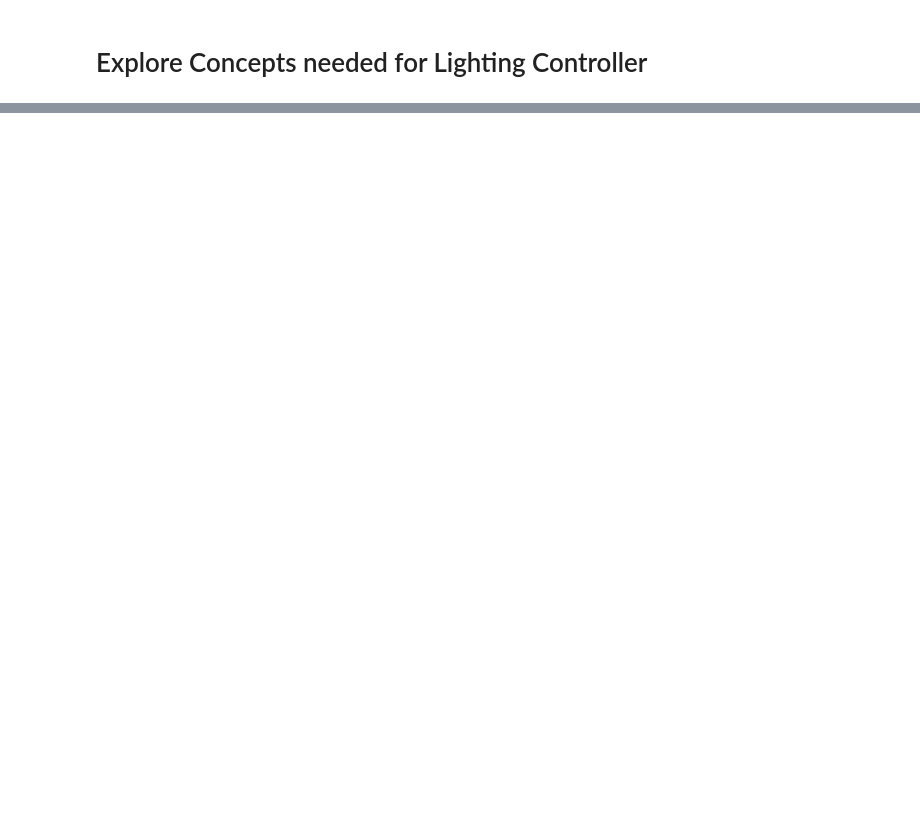
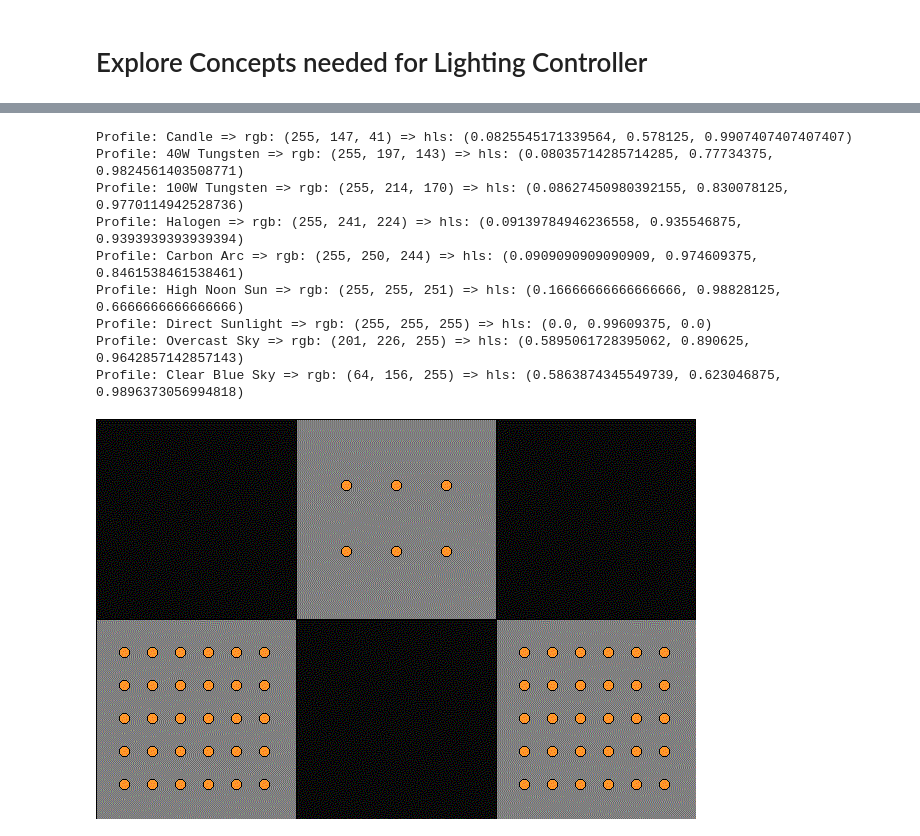
Before and after one commit to daddyjab/living_light, a Jupyter notebook: explore_concepts.ipynb, the cells around one changed output, grey strips where cells are left out. Saved outputs shown, nothing was run; the diff lists cells and outputs as text; code cells hidden in the pictures; blank space fills up the shorter version.

```diff
--- a/explore_concepts.ipynb
+++ b/explore_concepts.ipynb
@@ -131,0 +179,14 @@ class Model():
+# %%
+# Create arrays representing the LED colors
+def fill_leds( rgb:tuple ):
+    led_cols = {}
+    for c in m.MODEL_CONFIG:
+        led_cols[c] = np.full( (m.MODEL_CONFIG[c]['leds']['rows'], m.MODEL_CONFIG[c]['leds']['cols']), fill_value=rgb_to_string( rgb ) )
+        # print( c, (m.MODEL_CONFIG[c]['leds']['rows'], m.MODEL_CONFIG[c]['leds']['cols']), '=>', led_cols[c].shape )
+
+    return led_cols
+# %%
+m2 = Model()
+display( m2.light_profile(source='Direct Sunlight') )
+display( m2.light_profile(temp=5200) )
+display( m2.light_profile() )
@@ -132 +205,33 @@ class Model():
+# %%
+# Create a model
+m = Model()
+
+# Draw the sides and top of the model
+m.draw_model_sides_top()
+
+images = []
+for p in m2.LIGHT_PROFILE:
+    rgb = m2.LIGHT_PROFILE[p]['rgb']
+    hls = rgb_int_to_hls( rgb )
+    hsv = rgb_int_to_hsv( rgb )
+    print(f"Profile: {p} => rgb: {rgb} => hls: {hls}")
+    # print(f"Profile: {p} => rgb: {rgb} => hsv: {hsv}")
+    # print(f"Profile: {p} => rgb: {rgb}")
+
+    lc = fill_leds( rgb )
+    m.draw_model_leds( lc )
+    images.append( m.model.copy() )
+
+display_images( images, ms=500, loop=0 )
+# %% [output]
+Profile: Candle => rgb: (255, 147, 41) => hls: (0.0825545171339564, 0.578125, 0.9907407407407407)
+Profile: 40W Tungsten => rgb: (255, 197, 143) => hls: (0.08035714285714285, 0.77734375, 0.9824561403508771)
+Profile: 100W Tungsten => rgb: (255, 214, 170) => hls: (0.08627450980392155, 0.830078125, 0.9770114942528736)
+Profile: Halogen => rgb: (255, 241, 224) => hls: (0.09139784946236558, 0.935546875, 0.9393939393939394)
+Profile: Carbon Arc => rgb: (255, 250, 244) => hls: (0.0909090909090909, 0.974609375, 0.8461538461538461)
+Profile: High Noon Sun => rgb: (255, 255, 251) => hls: (0.16666666666666666, 0.98828125, 0.6666666666666666)
+Profile: Direct Sunlight => rgb: (255, 255, 255) => hls: (0.0, 0.99609375, 0.0)
+Profile: Overcast Sky => rgb: (201, 226, 255) => hls: (0.5895061728395062, 0.890625, 0.9642857142857143)
+Profile: Clear Blue Sky => rgb: (64, 156, 255) => hls: (0.5863874345549739, 0.623046875, 0.9896373056994818)
+[figure, added]
 # %%
```
Also changed, not shown: parts of 11 cells of this notebook, 2 other files.
